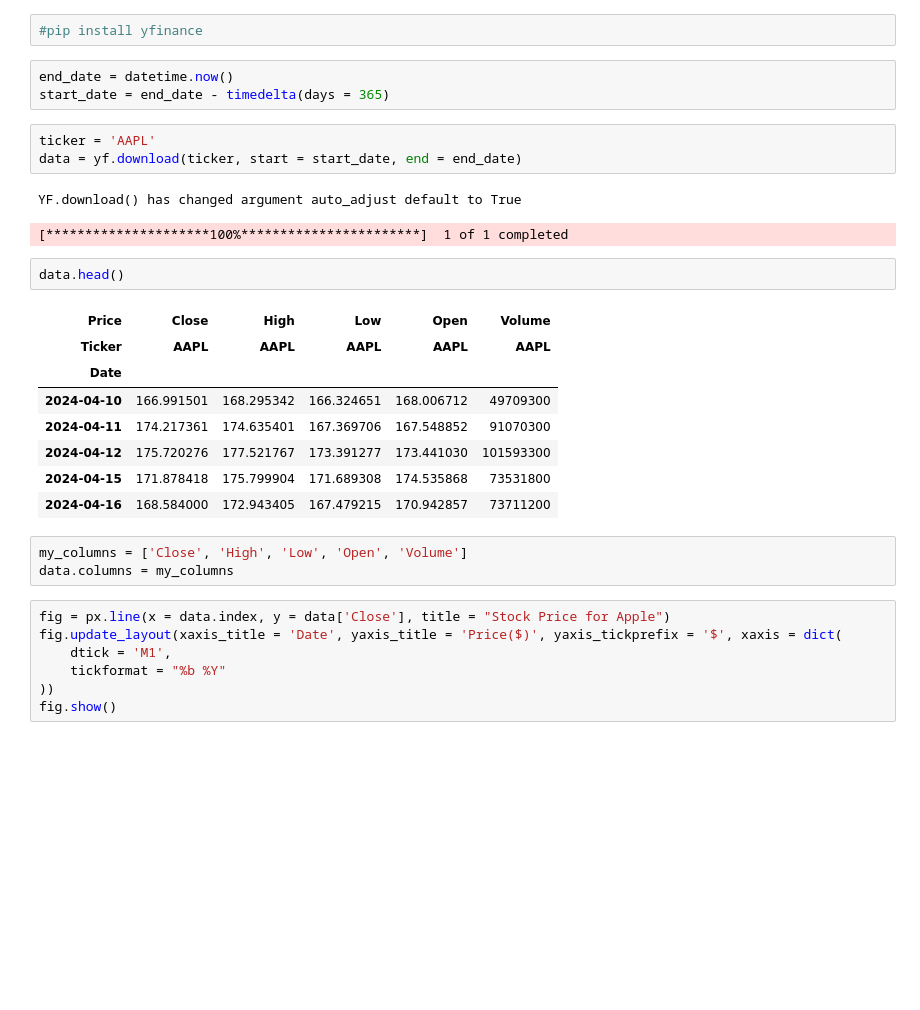
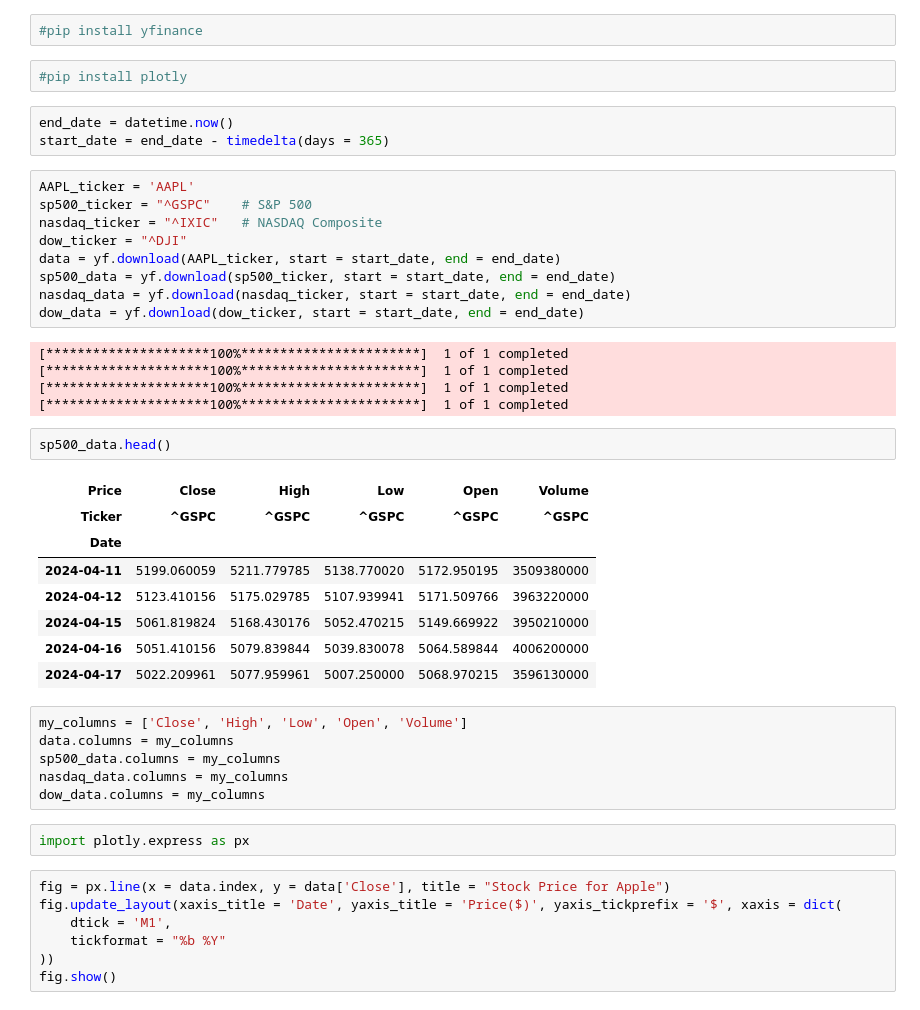
Before and after one commit to der-amit/Stock-Analysis, a Jupyter notebook: stock_analysis.ipynb, the cells around one changed output. Drawn from its saved outputs; the diff is of its cells as text; blank space fills up the shorter version.

Commit message:
added tickers

```diff
--- a/stock_analysis.ipynb
+++ b/stock_analysis.ipynb
@@ -6,28 +5,43 @@ import plotly.express as px
 # %%
 #pip install yfinance
+# %%
+#pip install plotly
 # %%
 end_date = datetime.now()
 start_date = end_date - timedelta(days = 365)
-# %%
-ticker = 'AAPL'
-data = yf.download(ticker, start = start_date, end = end_date)
-# %% [output]
-YF.download() has changed argument auto_adjust default to True
-[*********************100%***********************]  1 of 1 completed
+# %%
+AAPL_ticker = 'AAPL'
+sp500_ticker = "^GSPC"    # S&P 500
+nasdaq_ticker = "^IXIC"   # NASDAQ Composite
+dow_ticker = "^DJI"
+data = yf.download(AAPL_ticker, start = start_date, end = end_date)
+sp500_data = yf.download(sp500_ticker, start = start_date, end = end_date)
+nasdaq_data = yf.download(nasdaq_ticker, start = start_date, end = end_date)
+dow_data = yf.download(dow_ticker, start = start_date, end = end_date)
+# %% [output]
+[*********************100%***********************]  1 of 1 completed
+[*********************100%***********************]  1 of 1 completed
+[*********************100%***********************]  1 of 1 completed
+[*********************100%***********************]  1 of 1 completed
 # %%
-data.head()
+sp500_data.head()
 # %% [output]
 | Price | Close | High | Low | Open | Volume |
-| Ticker | AAPL | AAPL | AAPL | AAPL | AAPL |
+| Ticker | ^GSPC | ^GSPC | ^GSPC | ^GSPC | ^GSPC |
 | Date |  |  |  |  |  |
-| 2024-04-10 | 166.991501 | 168.295342 | 166.324651 | 168.006712 | 49709300 |
-| 2024-04-11 | 174.217361 | 174.635401 | 167.369706 | 167.548852 | 91070300 |
-| 2024-04-12 | 175.720276 | 177.521767 | 173.391277 | 173.441030 | 101593300 |
-| 2024-04-15 | 171.878418 | 175.799904 | 171.689308 | 174.535868 | 73531800 |
-| 2024-04-16 | 168.584000 | 172.943405 | 167.479215 | 170.942857 | 73711200 |
+| 2024-04-11 | 5199.060059 | 5211.779785 | 5138.770020 | 5172.950195 | 3509380000 |
+| 2024-04-12 | 5123.410156 | 5175.029785 | 5107.939941 | 5171.509766 | 3963220000 |
+| 2024-04-15 | 5061.819824 | 5168.430176 | 5052.470215 | 5149.669922 | 3950210000 |
+| 2024-04-16 | 5051.410156 | 5079.839844 | 5039.830078 | 5064.589844 | 4006200000 |
+| 2024-04-17 | 5022.209961 | 5077.959961 | 5007.250000 | 5068.970215 | 3596130000 |
 # %%
 my_columns = ['Close', 'High', 'Low', 'Open', 'Volume']
 data.columns = my_columns
+sp500_data.columns = my_columns
+nasdaq_data.columns = my_columns
+dow_data.columns = my_columns
+# %%
+import plotly.express as px
 # %%
 fig = px.line(x = data.index, y = data['Close'], title = "Stock Price for Apple")
 fig.update_layout(xaxis_title = 'Date', yaxis_title = 'Price($)', yaxis_tickprefix = '$', xaxis = dict(
```
Also changed, not shown: parts of 6 cells of this notebook, 2 other files.
